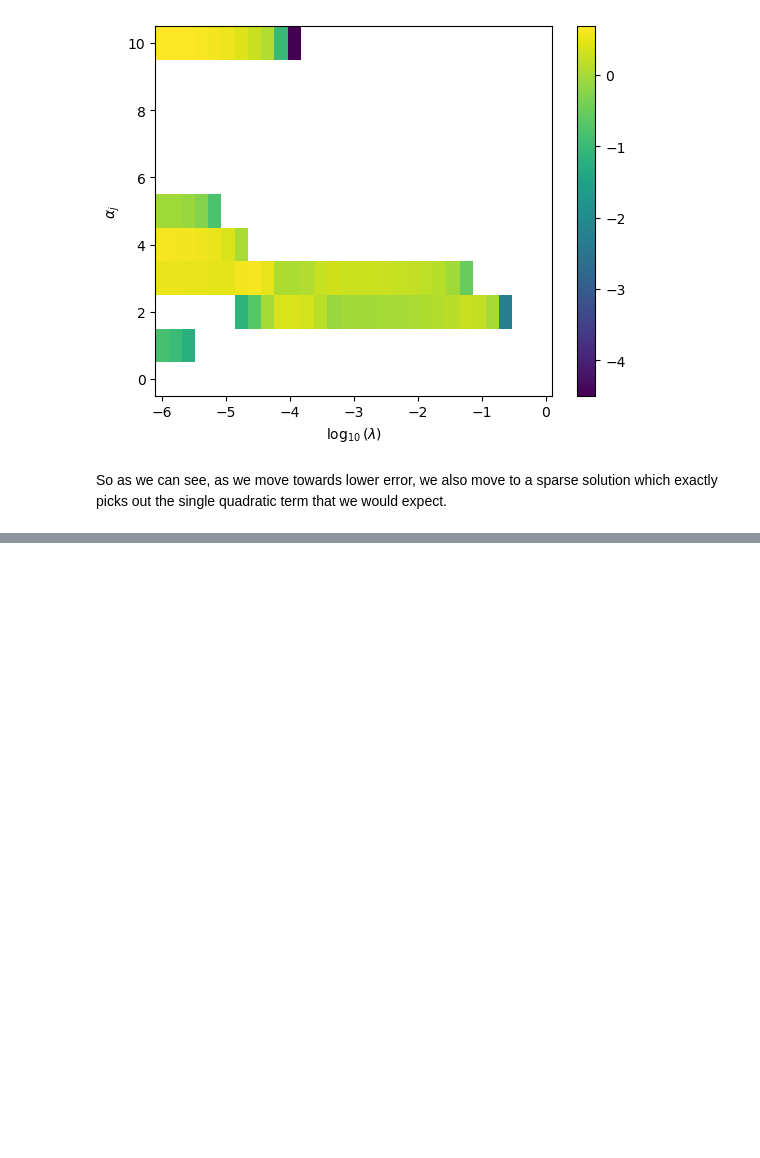
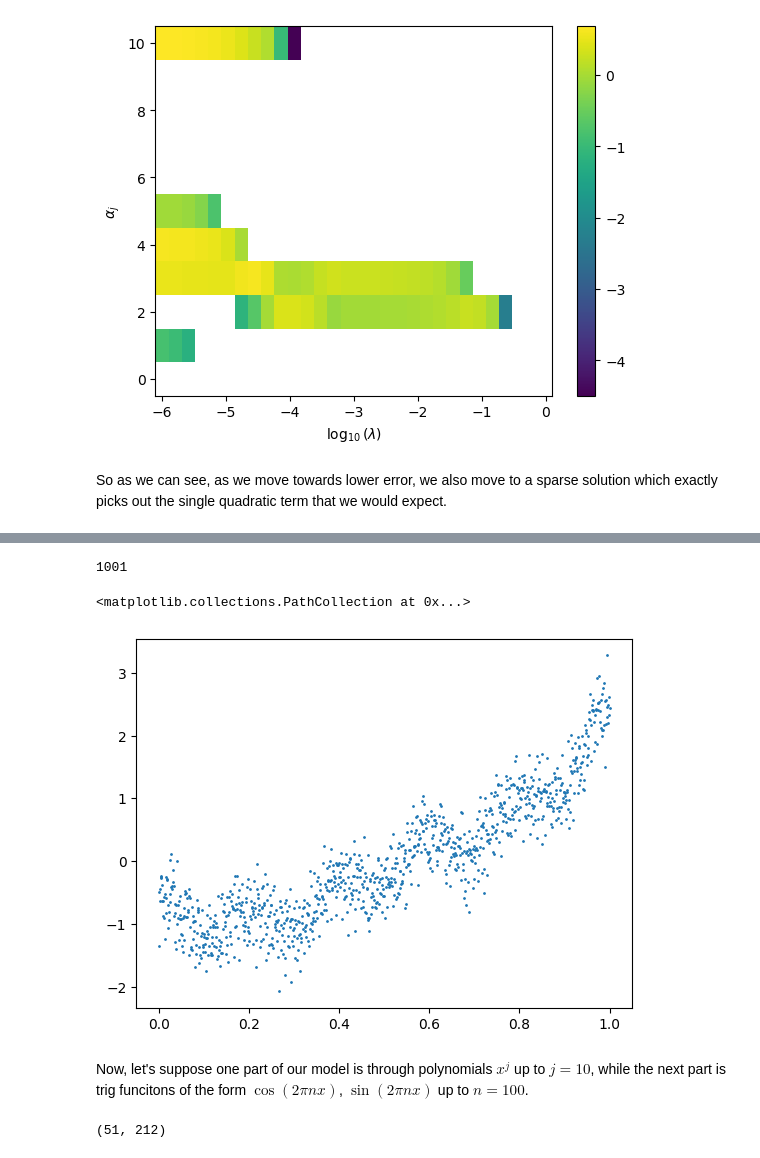
Before and after one commit to cwcurtis/MATH-596-Mathematical-Data-Science, a Jupyter notebook: Lecture_Notes/LASSO_Cross_Validation_Tests.ipynb, the cells around one changed output, grey strips where cells are left out. Drawn from its saved outputs; the diff is of its cells as text; code cells hidden in the pictures; blank space fills up the shorter version.

```diff
--- a/Lecture_Notes/LASSO_Cross_Validation_Tests.ipynb
+++ b/Lecture_Notes/LASSO_Cross_Validation_Tests.ipynb
@@ -174,0 +188,39 @@ but ultimately we need a new software tool by way of the `cvxpy` library.
+# %%
+with open('data_set_2.pkl', 'rb') as f:
+    data_set_2 = pickle.load(f)
+
+xvals2 = data_set_2[:, 0]
+yvals2 = data_set_2[:, 1] + 3.*xvals2**2 + 4.
+# %%
+# rescale data
+xmax = np.max(xvals2)
+ymean = np.mean(yvals2)
+ystd = np.std(yvals2)
+
+xvalsrsc = xvals2/xmax
+yvalsrsc = (yvals2-ymean)/ystd
+print(yvalsrsc.size)
+
+plt.scatter(xvalsrsc, yvalsrsc, s=1.)
+# %% [output]
+1001
+<matplotlib.collections.PathCollection at 0x...>
+[figure, added]
+# %% [markdown]
+Now, let's suppose one part of our model is through polynomials $x^{j}$ up to $j=10$, while the next part is trig funcitons of the form $\cos(2\pi nx)$, $\sin(2\pi nx)$ up to $n=100$.
+# %%
+# Build our big underdetermined model
+
+pval = 11
+ovals = 2.*np.pi*np.arange(100)
+
+# So our model is going to be 220 columns wide.
+# Downsample for underdetermined problem.
+
+xvalsdwnsmpl = xvalsrsc[::20]
+yvalsdwnsmpl = yvalsrsc[::20]
+
+A_mat = xp_trig_mat_maker(xvalsdwnsmpl, pval, ovals)
+print(A_mat.shape)
+# %% [output]
+(51, 212)
```
Also changed, not shown: parts of 9 cells of this notebook, 1 other file.
